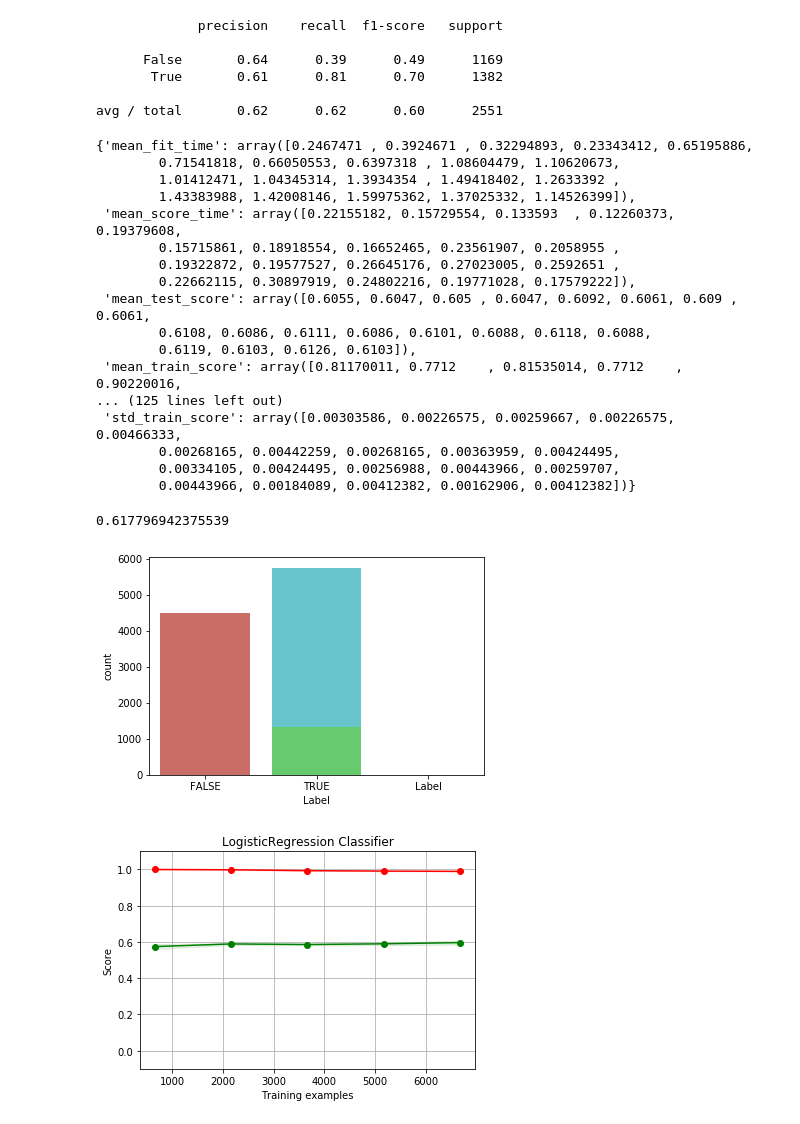
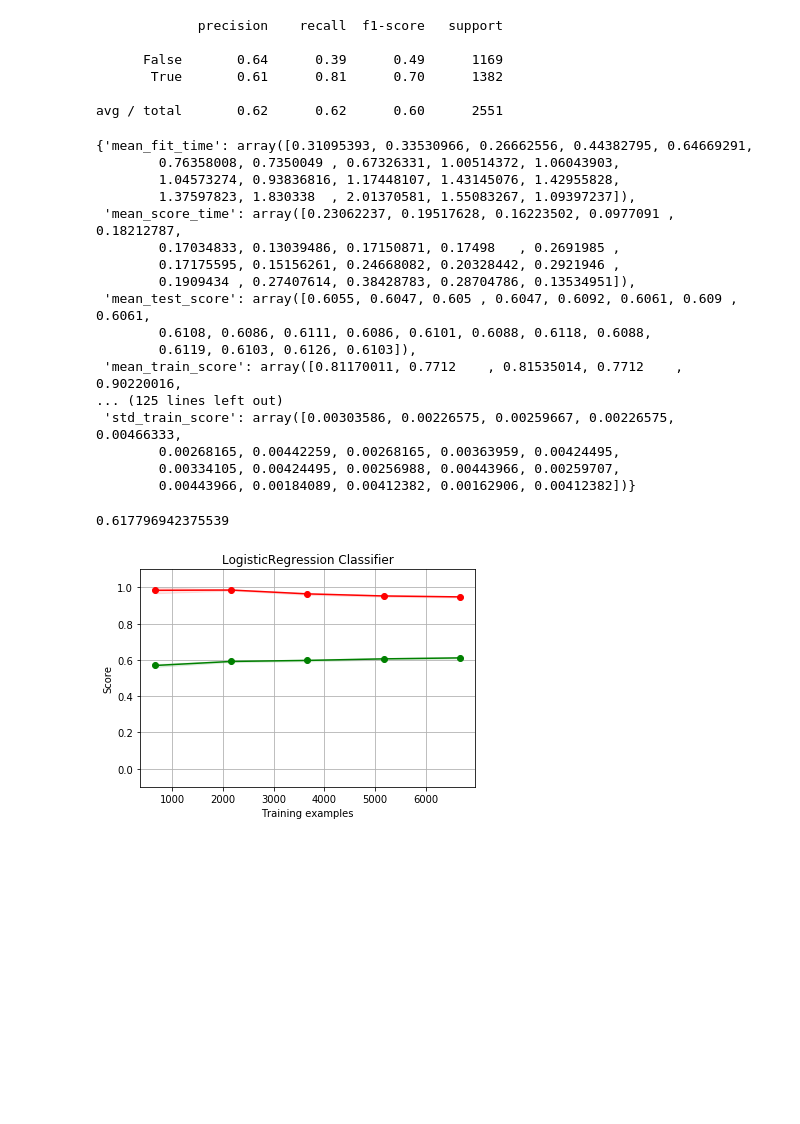
Before and after one commit to Poulami-Sarkar/Fake-news-classifier, a Jupyter notebook: Untitled.ipynb, the cells around one changed output. Cells and saved outputs as stored; diff of their text form; code cells hidden in the pictures; blank space fills up the shorter version.

```diff
--- a/Untitled.ipynb
+++ b/Untitled.ipynb
@@ -303,11 +311,0 @@ Confusion matrix:
-# %%
-##Now using n-grams
-#logistic regression classifier
-logR_pipeline_ngram = Pipeline([
-        ('LogR_tfidf',FeatureSelection.tfidf_ngram),
-        ('LogR_clf',LogisticRegression(penalty="l2",C=1))
-        ])
-
-logR_pipeline_ngram.fit(DataPrep.train_news['Statement'],DataPrep.train_news['Label'])
-predicted_LogR_ngram = logR_pipeline_ngram.predict(DataPrep.test_news['Statement'])
-np.mean(predicted_LogR_ngram == DataPrep.test_news['Label'])
@@ -346,14 +349,14 @@ gs_clf.best_score_
 gs_clf.best_params_
 gs_clf.cv_results_
 # %% [output]
-{'mean_fit_time': array([0.2467471 , 0.3924671 , 0.32294893, 0.23343412, 0.65195886,
-        0.71541818, 0.66050553, 0.6397318 , 1.08604479, 1.10620673,
-        1.01412471, 1.04345314, 1.3934354 , 1.49418402, 1.2633392 ,
-        1.43383988, 1.42008146, 1.59975362, 1.37025332, 1.14526399]),
- 'mean_score_time': array([0.22155182, 0.15729554, 0.133593  , 0.12260373, 0.19379608,
-        0.15715861, 0.18918554, 0.16652465, 0.23561907, 0.2058955 ,
-        0.19322872, 0.19577527, 0.26645176, 0.27023005, 0.2592651 ,
-        0.22662115, 0.30897919, 0.24802216, 0.19771028, 0.17579222]),
+{'mean_fit_time': array([0.31095393, 0.33530966, 0.26662556, 0.44382795, 0.64669291,
+        0.76358008, 0.7350049 , 0.67326331, 1.00514372, 1.06043903,
+        1.04573274, 0.93836816, 1.17448107, 1.43145076, 1.42955828,
+        1.37597823, 1.830338  , 2.01370581, 1.55083267, 1.09397237]),
+ 'mean_score_time': array([0.23062237, 0.19517628, 0.16223502, 0.0977091 , 0.18212787,
+        0.17034833, 0.13039486, 0.17150871, 0.17498   , 0.2691985 ,
+        0.17175595, 0.15156261, 0.24668082, 0.20328442, 0.2921946 ,
+        0.1909434 , 0.27407614, 0.38428783, 0.28704786, 0.13534951]),
  'mean_test_score': array([0.6055, 0.6047, 0.605 , 0.6047, 0.6092, 0.6061, 0.609 , 0.6061,
         0.6108, 0.6086, 0.6111, 0.6086, 0.6101, 0.6088, 0.6118, 0.6088,
         0.6119, 0.6103, 0.6126, 0.6103]),
@@ -378,10 +381,9 @@ np.mean(predicted_LogR_final == DataPrep.test_news['Label'])
 # %% [output]
 0.617796942375539
 # %%
-plot_learing_curve(nb_pipeline_ngram,"LogisticRegression Classifier")
+plot_learing_curve(logR_pipeline_ngram,"LogisticRegression Classifier")
 # %% [output]
-[figure, old version]
+[figure, new version]
-[figure, removed]
 # %%
 #plotting Precision-Recall curve
 def plot_PR_curve(classifier):
```
Also changed, not shown: parts of 19 cells of this notebook, 1 other file.
